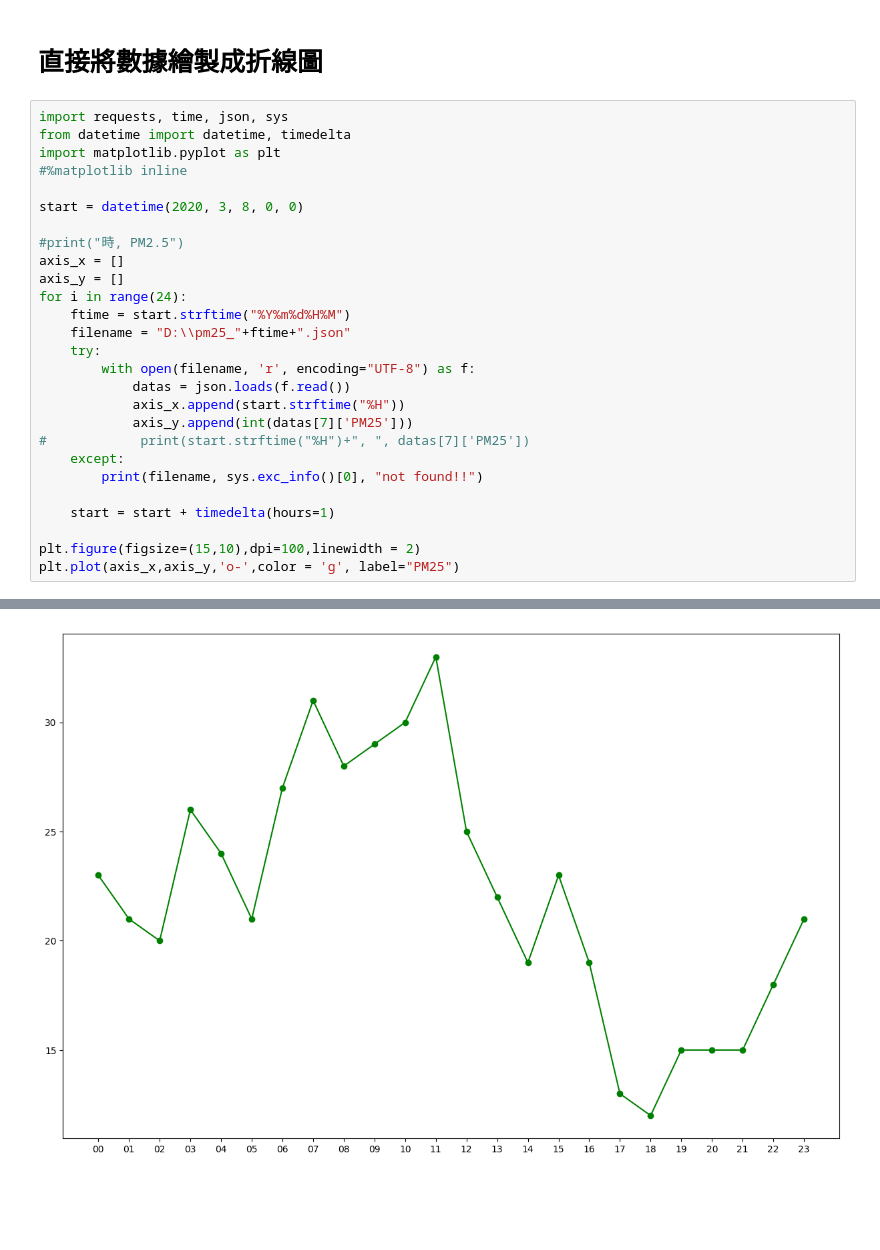
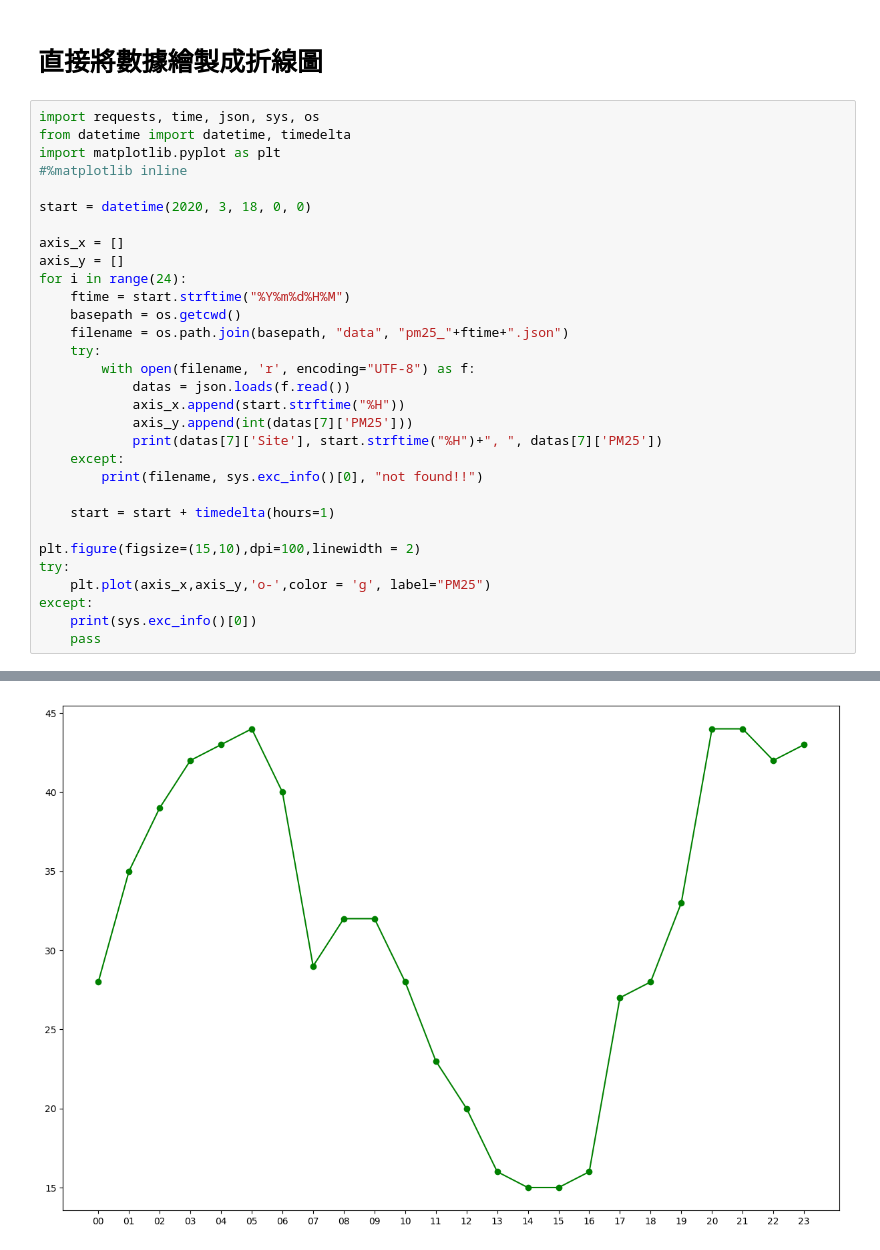
Before and after one commit to jiangsir/PythonBasic, a Jupyter notebook: 實作--定時將PM25資料抓回來以便進行長時間分析.ipynb, the cells around one changed output, grey strips where cells are left out. Cells and saved outputs as stored; diff of their text form; blank space fills up the shorter version.

```diff
--- a/實作--定時將PM25資料抓回來以便進行長時間分析.ipynb
+++ b/實作--定時將PM25資料抓回來以便進行長時間分析.ipynb
@@ -272,30 +272,34 @@ df
 # %% [markdown]
 # 直接將數據繪製成折線圖
 # %%
-import requests, time, json, sys
+import requests, time, json, sys, os
 from datetime import datetime, timedelta
 import matplotlib.pyplot as plt
 #%matplotlib inline
 
-start = datetime(2020, 3, 8, 0, 0)
+start = datetime(2020, 3, 18, 0, 0)
 
-#print("時, PM2.5")
 axis_x = []
 axis_y = []
 for i in range(24):
     ftime = start.strftime("%Y%m%d%H%M")
-    filename = "D:\\pm25_"+ftime+".json"
+    basepath = os.getcwd()
+    filename = os.path.join(basepath, "data", "pm25_"+ftime+".json")
     try:
         with open(filename, 'r', encoding="UTF-8") as f:
             datas = json.loads(f.read())
             axis_x.append(start.strftime("%H"))
             axis_y.append(int(datas[7]['PM25']))
-#            print(start.strftime("%H")+", ", datas[7]['PM25'])
+            print(datas[7]['Site'], start.strftime("%H")+", ", datas[7]['PM25'])
     except:
         print(filename, sys.exc_info()[0], "not found!!")
 
     start = start + timedelta(hours=1)
 
 plt.figure(figsize=(15,10),dpi=100,linewidth = 2)
-plt.plot(axis_x,axis_y,'o-',color = 'g', label="PM25")
+try:
+    plt.plot(axis_x,axis_y,'o-',color = 'g', label="PM25")
+except:
+    print(sys.exc_info()[0])
+    pass
 # %% [output]
@@ -303 +323 @@ plt.plot(axis_x,axis_y,'o-',color = 'g', label="PM25")
-[figure, old version]
+[figure, new version]
```
Also changed, not shown: parts of 1 cell of this notebook.
